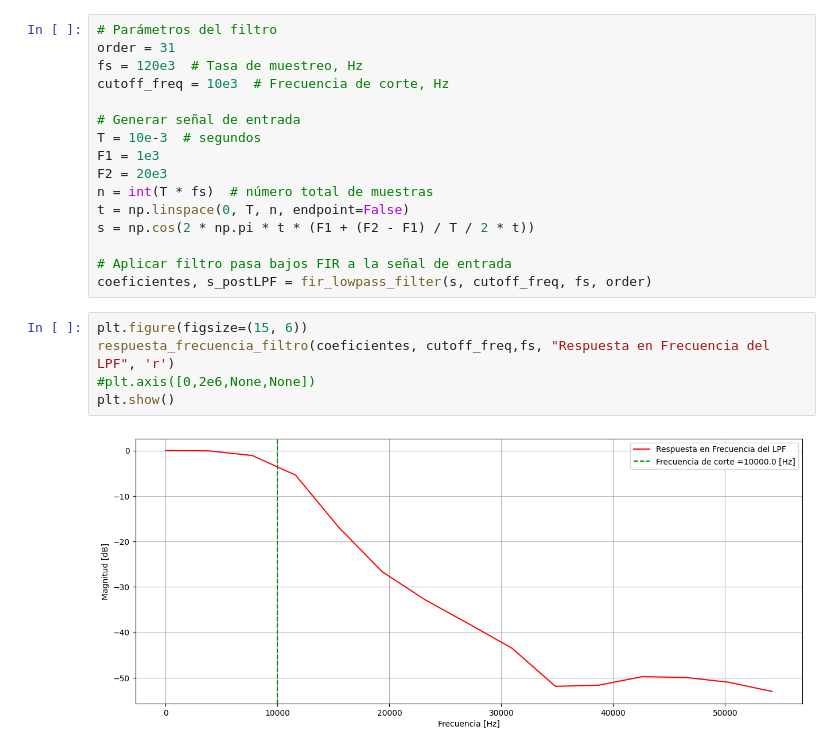
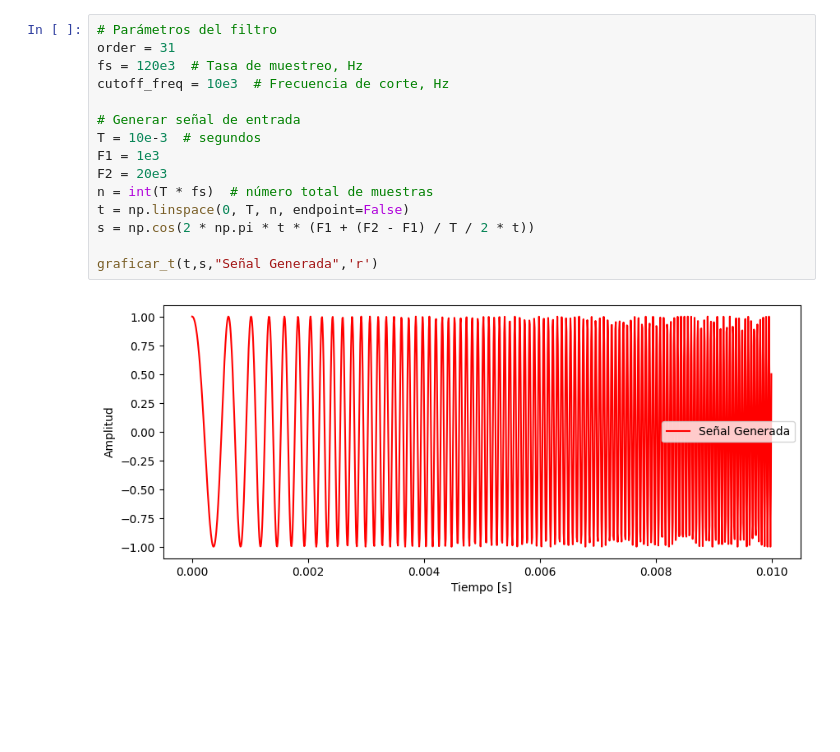
Before and after one commit to adanlema/hfswr_software, a Jupyter notebook: modulos_fpga/receptor/fir_LPF.ipynb, the cells around one changed output. Saved outputs shown, nothing was run; the diff lists cells and outputs as text; blank space fills up the shorter version.

```diff
--- a/modulos_fpga/receptor/fir_LPF.ipynb
+++ b/modulos_fpga/receptor/fir_LPF.ipynb
@@ -80,23 +77,17 @@ def respuesta_frecuencia_filtro(coeficientes, frecuencia_corte, frecuencia_muest
 # %%
 # Parámetros del filtro
 order = 31
 fs = 120e3  # Tasa de muestreo, Hz
 cutoff_freq = 10e3  # Frecuencia de corte, Hz
 
 # Generar señal de entrada
 T = 10e-3  # segundos
 F1 = 1e3
 F2 = 20e3
 n = int(T * fs)  # número total de muestras
 t = np.linspace(0, T, n, endpoint=False)
 s = np.cos(2 * np.pi * t * (F1 + (F2 - F1) / T / 2 * t))
 
-# Aplicar filtro pasa bajos FIR a la señal de entrada
-coeficientes, s_postLPF = fir_lowpass_filter(s, cutoff_freq, fs, order)
+graficar_t(t,s,"Señal Generada",'r')
+# %% [output]
+[figure, added]
-# %%
-plt.figure(figsize=(15, 6))
-respuesta_frecuencia_filtro(coeficientes, cutoff_freq,fs, "Respuesta en Frecuencia del LPF", 'r')
-#plt.axis([0,2e6,None,None])
-plt.show()
-# %% [output]
-[figure, removed]
```
Also changed, not shown: parts of 7 cells of this notebook, 1 other file.
